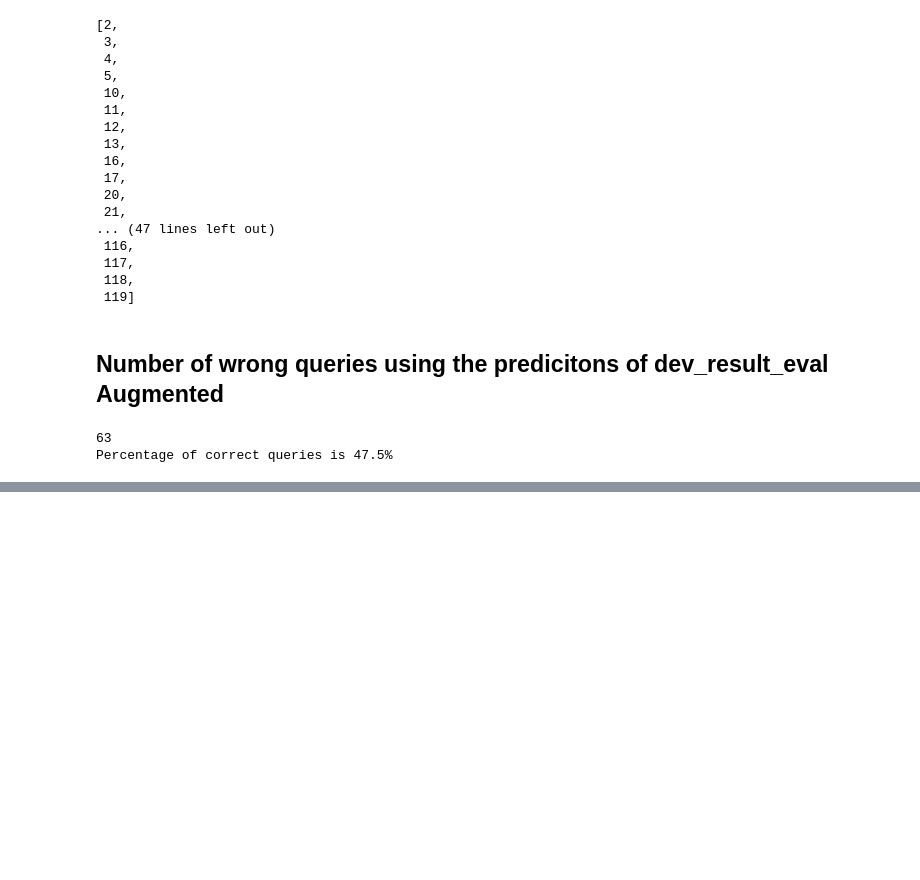
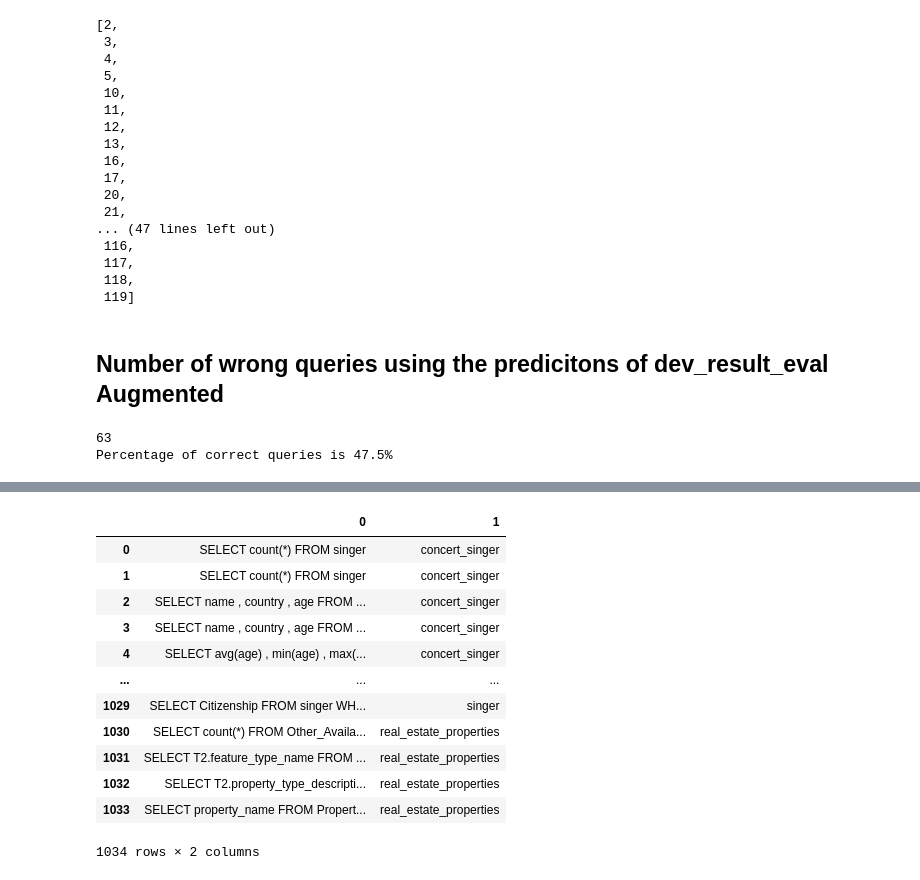
Before and after one commit to yuriyvnv/Neural-Rule-Based-model-for-Text-to-SQL, a Jupyter notebook: Results/EditSQLResults/reproduceResultsSyntaxSQL.ipynb, the cells around one changed output, grey strips where cells are left out. Saved outputs shown, nothing was run; the diff lists cells and outputs as text; code cells hidden in the pictures; blank space fills up the shorter version.

```diff
--- a/Results/EditSQLResults/reproduceResultsSyntaxSQL.ipynb
+++ b/Results/EditSQLResults/reproduceResultsSyntaxSQL.ipynb
@@ -223,0 +263,17 @@ Percentage of correct queries is 47.5%
+# %%
+dev_gold = pd.read_csv("/Users/yuriy/Desktop/spider/dev_gold.sql",sep="\t", header=None )
+dev_gold
+# %% [output]
+|  | 0 | 1 |
+| 0 | SELECT count(*) FROM singer | concert_singer |
+| 1 | SELECT count(*) FROM singer | concert_singer |
+| 2 | SELECT name , country , age FROM ... | concert_singer |
+| 3 | SELECT name , country , age FROM ... | concert_singer |
+| 4 | SELECT avg(age) , min(age) , max(... | concert_singer |
+| ... | ... | ... |
+| 1029 | SELECT Citizenship FROM singer WH... | singer |
+| 1030 | SELECT count(*) FROM Other_Availa... | real_estate_properties |
+| 1031 | SELECT T2.feature_type_name FROM ... | real_estate_properties |
+| 1032 | SELECT T2.property_type_descripti... | real_estate_properties |
+| 1033 | SELECT property_name FROM Propert... | real_estate_properties |
+1034 rows × 2 columns
```
Also changed, not shown: parts of 13 cells of this notebook.
